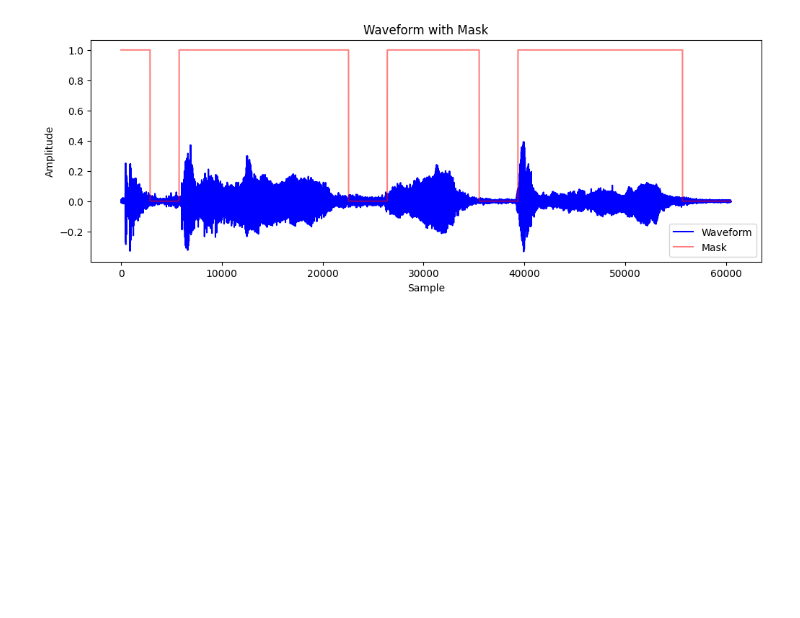
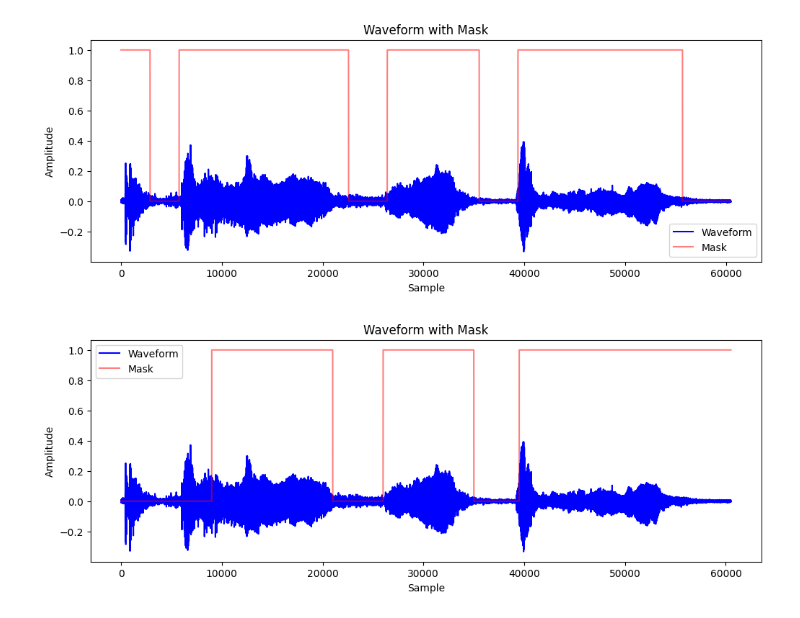
Before and after one commit to crazy-historian/speech_enhancement, a Jupyter notebook: VAD_testing/vad.ipynb, the cells around one changed output. Drawn from its saved outputs; the diff is of its cells as text; code cells hidden in the pictures; blank space fills up the shorter version.

Commit message:
gt mask and IOU and DICE added

```diff
--- a/VAD_testing/vad.ipynb
+++ b/VAD_testing/vad.ipynb
@@ -408,3 +408,34 @@ def plot_waveform_with_mask(waveform, mask, sample_rate=16000):
 plot_waveform_with_mask(waveform.view(-1)[:len(speech_mask_tensor)], speech_mask_tensor)
 # %% [output]
 [figure]
+# %%
+def plot_waveform_with_mask(waveform, mask, sample_rate=16000):
+    plt.figure(figsize=(12, 4))
+
+    # Рисуем волновую форму
+    time = range(len(waveform))
+    plt.plot(time, waveform, label='Waveform', color='blue')
+
+    # Наносим маску
+    plt.plot(time, mask, label='Mask', color='red', alpha=0.5)
+
+    # Оформление графика
+    plt.title("Waveform with Mask")
+    plt.xlabel("Sample")
+    plt.ylabel("Amplitude")
+    plt.legend()
+    plt.show()
+# %%
+path = os.path.join("vinograd2.wav")
+
+# Загружаем аудиофайл как тензор и частоту дискретизации
+waveform, sample_rate = torchaudio.load(path)
+
+waveform
+mask = [0]*9000 + [1]*12000 + [0]*5000 + [1]*9000 + [0]*4500
+mask += [1]*(len(waveform[0]) - len(mask))
+#len(waveform[0]), len(mask)
+
+plot_waveform_with_mask(waveform.view(-1), mask)
+# %% [output]
+[figure, added]
```
Also changed, not shown: parts of 5 cells of this notebook.
